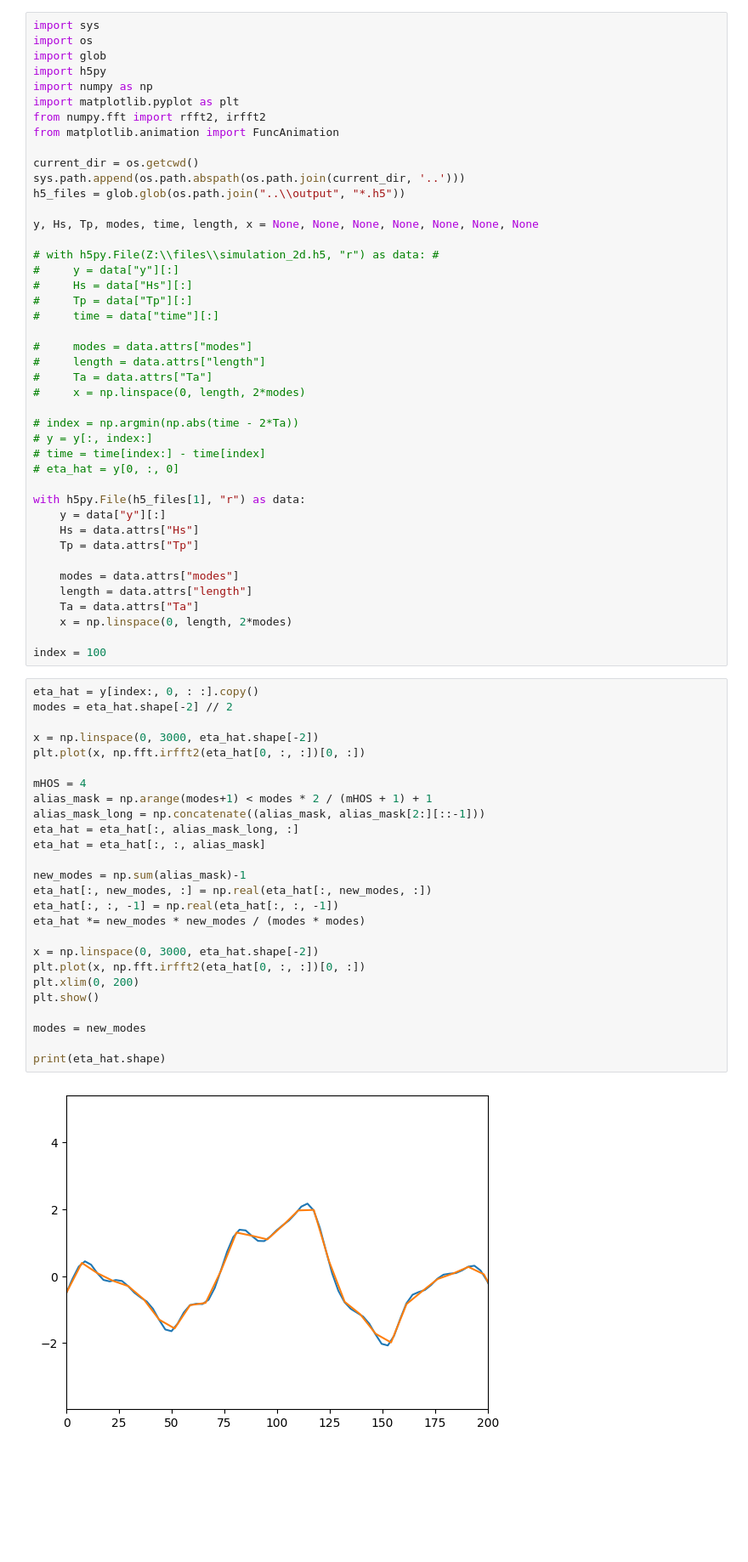
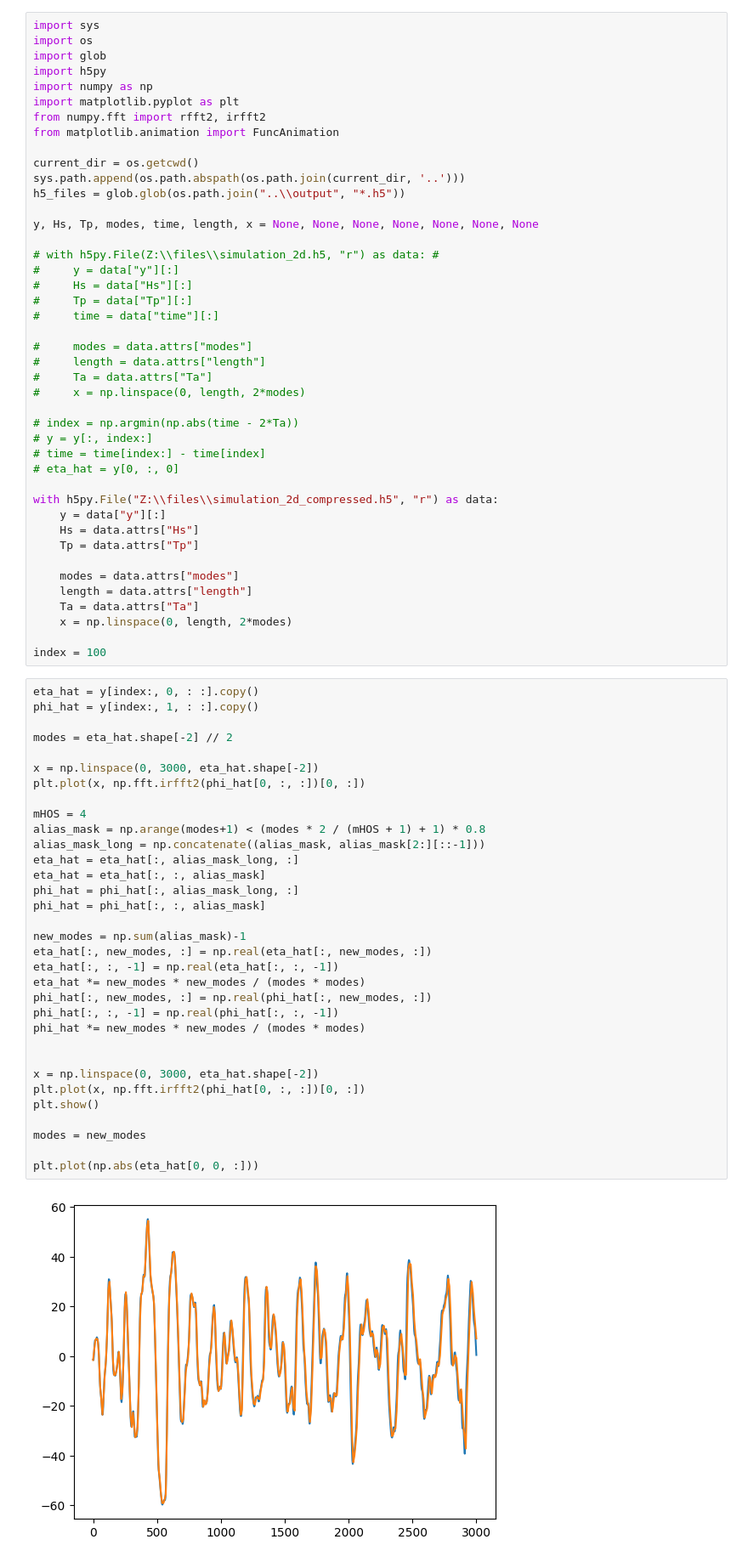
Before and after one commit to VegardBaa/HOSim, a Jupyter notebook: ML/ML_update_2d.ipynb, the cells around one changed output. Shown: that part at 85% size. Drawn from its saved outputs; the diff is of its cells as text; blank space fills up the shorter version.

```diff
--- a/ML/ML_update_2d.ipynb
+++ b/ML/ML_update_2d.ipynb
@@ -30,7 +30,7 @@ y, Hs, Tp, modes, time, length, x = None, None, None, None, None, None, None
 # time = time[index:] - time[index]
 # eta_hat = y[0, :, 0]
 
-with h5py.File(h5_files[1], "r") as data:
+with h5py.File("Z:\\files\\simulation_2d_compressed.h5", "r") as data:
     y = data["y"][:]
     Hs = data.attrs["Hs"]
     Tp = data.attrs["Tp"]
@@ -43,29 +43,36 @@ with h5py.File(h5_files[1], "r") as data:
 index = 100
 # %%
 eta_hat = y[index:, 0, : :].copy()
+phi_hat = y[index:, 1, : :].copy()
+
 modes = eta_hat.shape[-2] // 2
 
 x = np.linspace(0, 3000, eta_hat.shape[-2])
-plt.plot(x, np.fft.irfft2(eta_hat[0, :, :])[0, :])
+plt.plot(x, np.fft.irfft2(phi_hat[0, :, :])[0, :])
 
 mHOS = 4
-alias_mask = np.arange(modes+1) < modes * 2 / (mHOS + 1) + 1
+alias_mask = np.arange(modes+1) < (modes * 2 / (mHOS + 1) + 1) * 0.8
 alias_mask_long = np.concatenate((alias_mask, alias_mask[2:][::-1]))
 eta_hat = eta_hat[:, alias_mask_long, :]
 eta_hat = eta_hat[:, :, alias_mask]
+phi_hat = phi_hat[:, alias_mask_long, :]
+phi_hat = phi_hat[:, :, alias_mask]
 
 new_modes = np.sum(alias_mask)-1
 eta_hat[:, new_modes, :] = np.real(eta_hat[:, new_modes, :])
 eta_hat[:, :, -1] = np.real(eta_hat[:, :, -1])
 eta_hat *= new_modes * new_modes / (modes * modes)
+phi_hat[:, new_modes, :] = np.real(phi_hat[:, new_modes, :])
+phi_hat[:, :, -1] = np.real(phi_hat[:, :, -1])
+phi_hat *= new_modes * new_modes / (modes * modes)
+
 
 x = np.linspace(0, 3000, eta_hat.shape[-2])
-plt.plot(x, np.fft.irfft2(eta_hat[0, :, :])[0, :])
-plt.xlim(0, 200)
+plt.plot(x, np.fft.irfft2(phi_hat[0, :, :])[0, :])
 plt.show()
 
 modes = new_modes
 
-print(eta_hat.shape)
+plt.plot(np.abs(eta_hat[0, 0, :]))
 # %% [output]
-[figure, old version]
+[figure, new version]
```
Also changed, not shown: parts of 6 cells of this notebook.
